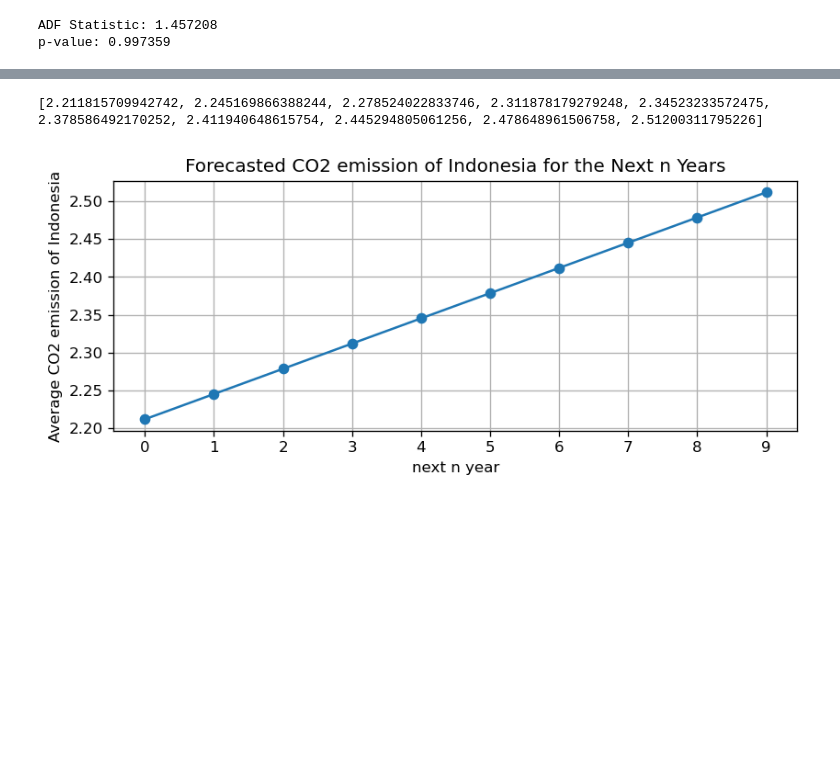
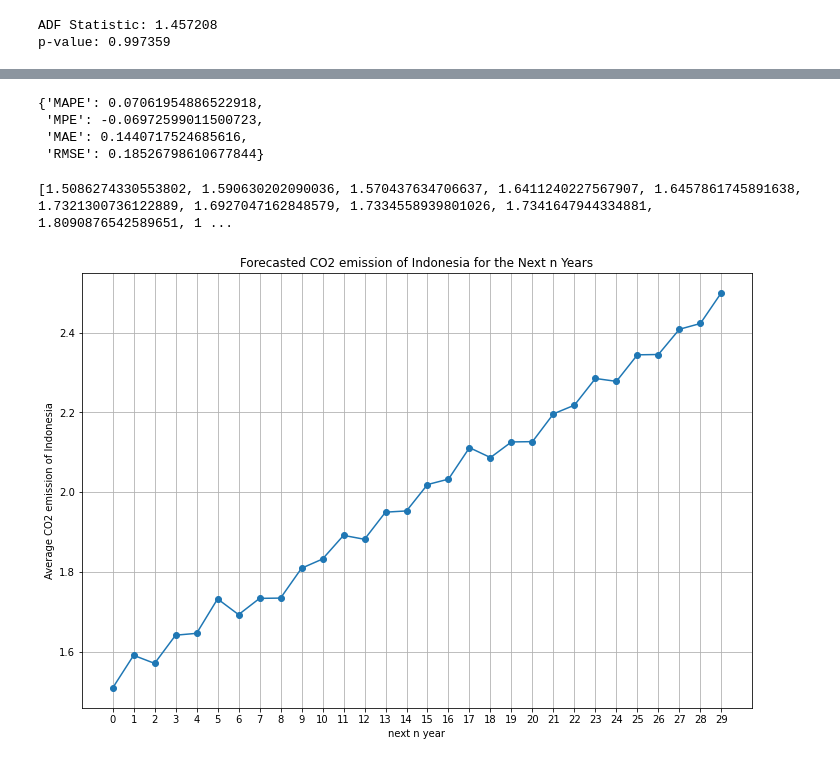
Before and after one commit to EdwardMatthew/Climate-Forecasting, a Jupyter notebook: Analysis/CO2_emission_trend.ipynb, the cells around one changed output, grey strips where cells are left out. Drawn from its saved outputs; the diff is of its cells as text; code cells hidden in the pictures; blank space fills up the shorter version.

Commit message:
changed model into SARIMAX

```diff
--- a/Analysis/CO2_emission_trend.ipynb
+++ b/Analysis/CO2_emission_trend.ipynb
@@ -2,16 +2,16 @@
 import numpy as np
 import pandas as pd
 import matplotlib.pyplot as plt
+import matplotlib as mpl
 import warnings
-from sklearn.linear_model import LinearRegression
-from sklearn.svm import SVR
-from sklearn.metrics import accuracy_score
-from statsmodels.tsa.stattools import adfuller, kpss
-from statsmodels.tsa.arima_model import ARIMA
+from statsmodels.tsa.stattools import adfuller
+from statsmodels.tsa.statespace.sarimax import SARIMAX
 from itertools import product
 from tqdm import tqdm_notebook
 
 warnings.filterwarnings('ignore')
+mpl.rcParams['figure.figsize'] = (12, 8)
+mpl.rcParams['axes.grid'] = False
 # %%
 emissions = pd.read_csv("D:\Kuliah\BasicStats\EVEN_FinalProj\datasets\API_EN.ATM.CO2E.PC_DS2_en_csv_v2_3159114.csv", skiprows=3)
 
@@ -27,6 +27,8 @@ indo_emissions = indo_emissions.transpose()
 indo_emissions.rename(columns={106:"CO2 emissions (metric tons per capita)"}, inplace=True)
 indo_emissions.index = pd.to_datetime(indo_emissions.index)
 
+# renaming the index
+indo_emissions.index.name = "dt"
 indo_emissions
 # %% [output]
 |  | CO2 emissions (metric tons per ca... |
@@ -131,6 +135,6 @@ results_df
 # %%
-# using the most optimal ARIMA model (010)
-model = ARIMA(indo_emissions["CO2 emissions (metric tons per capita)"].values, order=(0,1,0))
-model_fit = model.fit(disp=0)
+# using the most optimal ARIMA model (410)
+model = SARIMAX(indo_emissions, order=(4,1,0), seasonal_order=(1,1,1,12))
+model_fit = model.fit()
 print(model_fit.summary())
 # %% [output]
@@ -151,7 +157,0 @@ const          0.0334      0.008      4.376      0.000       0.018       0.048
-# %%
-residuals = pd.DataFrame(model_fit.resid)
-plt.rcParams.update({"figure.figsize": (8, 3), 'figure.dpi':120})
-fig, ax = plt.subplots(1, 2)
-residuals.plot(title="Residuals", ax=ax[0])
-residuals.plot(kind='kde', title="Density", ax=ax[1])
-plt.show()
@@ -165,16 +188,31 @@ plt.show()
+# %%
+# regression analysis
+def pred_accuracy(prediction, actual):
+    mae = np.mean(np.abs(prediction-actual))
+    mape = np.mean(np.abs(prediction-actual) / np.abs(actual))
+    mpe = np.mean((prediction-actual)/actual)
+    rmse = np.mean((prediction - actual)**2)**0.5
+    return {"MAPE" : mape, "MPE" : mpe, "MAE" : mae, "RMSE" : rmse}
+
+pred_accuracy(results.values, test.values)
+# %% [output]
+{'MAPE': 0.07061954886522918,
+ 'MPE': -0.06972599011500723,
+ 'MAE': 0.1440717524685616,
+ 'RMSE': 0.18526798610677844}
 # %%
-forecast = model_fit.forecast(steps=10)[0]
+forecast = model_fit.forecast(steps=30)
 forecast_values = []
 for value in forecast:
     forecast_values.append(value)
 
 plt.plot(range(0, len(forecast_values)), forecast_values, marker="o")
 plt.xticks(range(0, len(forecast_values)))
 plt.xlabel("next n year")
 plt.ylabel("Average CO2 emission of Indonesia")
 plt.title("Forecasted CO2 emission of Indonesia for the Next n Years")
 plt.grid()
 print(forecast_values)
 # %% [output]
-[2.211815709942742, 2.245169866388244, 2.278524022833746, 2.311878179279248, 2.34523233572475, 2.378586492170252, 2.411940648615754, 2.445294805061256, 2.478648961506758, 2.51200311795226]
+[1.5086274330553802, 1.590630202090036, 1.570437634706637, 1.6411240227567907, 1.6457861745891638, 1.7321300736122889, 1.6927047162848579, 1.7334558939801026, 1.7341647944334881, 1.8090876542589651, 1 ...
-[figure, old version]
+[figure, new version]
```
Also changed, not shown: parts of 10 cells of this notebook, 1 other file.
